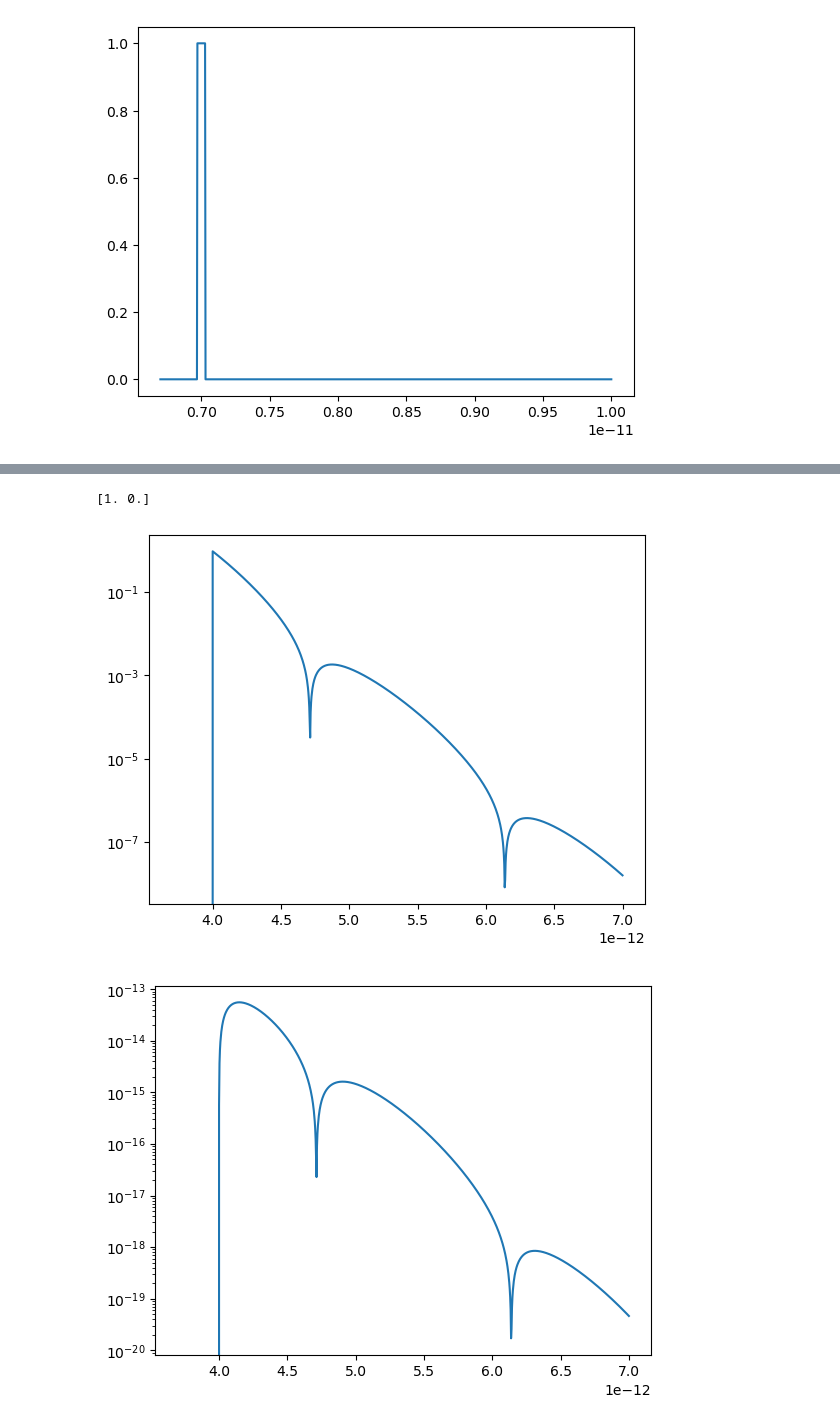
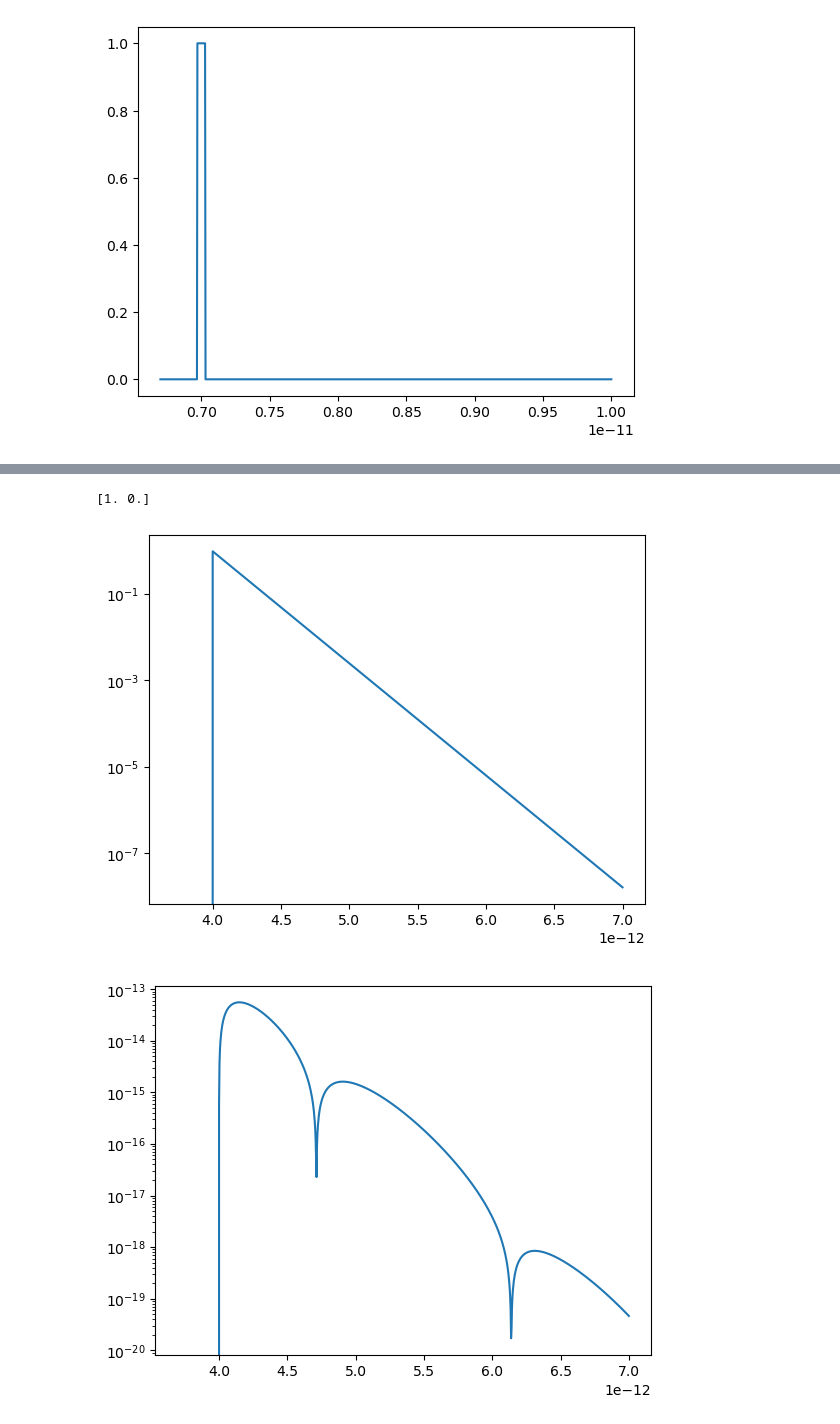
Before and after one commit to MTLphys/FittingFunctions, a Jupyter notebook: Verification.ipynb, the cells around one changed output, grey strips where cells are left out. Cells and saved outputs as stored; diff of their text form; code cells hidden in the pictures.

```diff
--- a/Verification.ipynb
+++ b/Verification.ipynb
@@ -247,36 +247,36 @@ def aterm(t,tau,i,j,k):
     return vecdim(wf*lf*tf,cp)
 def bterm(t,tau,i,j,k):
     """
     complex conjugate psf term for optical bloch equation solution
     takes
     t = the time delay for time resolving reference pulse
     tau = delay between first and second pulses
     i = index of primary term for the
     j = index of secondary term for the
     k = scattering term for free exciton(0) or impurity(1)
     return
     vector field
     """
     if(k==0):
         wf = np.heaviside(-tau,0.5)*np.exp(1.0j*(O[i]-1.0j*(sigx*N2+sigxi*N2i+sigeh*N2eh))*tau)
         lf = np.exp(-(tau13)/T1)
     else:
         wf = np.heaviside(-tau,0.5)*np.exp(1.0j*(O[i]-1.0j*(sigi*N2i+sigxi*N2+sigieh*N2eh))*tau)
         lf = np.exp(-(tau13)/Ti1)
     tf = np.exp(1.0j*Ot[j]*(tau13-t))
     cp = np.conj(mu[j])*mu[j].dot(u3)*np.conj(mu[i]).dot(np.conj(u1))*mu[i].dot(u2)
     return vecdim(wf*lf*tf,cp)
 t  = np.linspace(3.7e-12,7e-12,1000)
 
-plt.plot(t,np.abs(np.heaviside(t-tau13,0.5)*(aterm(t,0e-12,0,0,0)+bterm(t,0,0,1,0))[0]))
+plt.plot(t,np.abs(np.heaviside(t-tau13,0.5)*(aterm(t,0e-12,0,0,0)+bterm(t,0,0,0,0))[0]))
 directory = 'C:/Users/mattl/OneDrive - University of Cincinnati/Desktop/Simulation Data/PSF and EID examples/'
 outputfile = 'PSFexample.csv'
 plt.yscale('log')
-sf = np.vstack((t,np.abs(np.heaviside(t-tau13,0.5)*(aterm(t,0e-12,0,1,0)+bterm(t,0e-12,1,0,0))[0])))
+sf = np.vstack((t,np.abs(np.heaviside(t-tau13,0.5)*(aterm(t,0e-12,0,0,0)+bterm(t,0e-12,0,0,0))[0])))
 np.savetxt(directory+outputfile,sf.transpose(),delimiter=';')
 # %% [output]
 [1. 0.]
-[figure, old version]
+[figure, new version]
 # %%
 def cterm(t,tau,i,j,k):
     """
```
Also changed, not shown: 2 other files.
